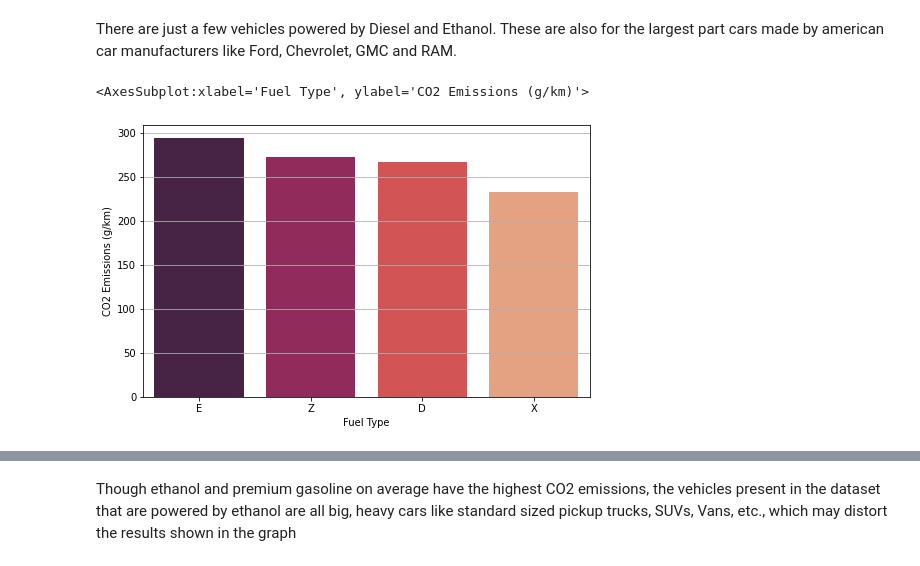
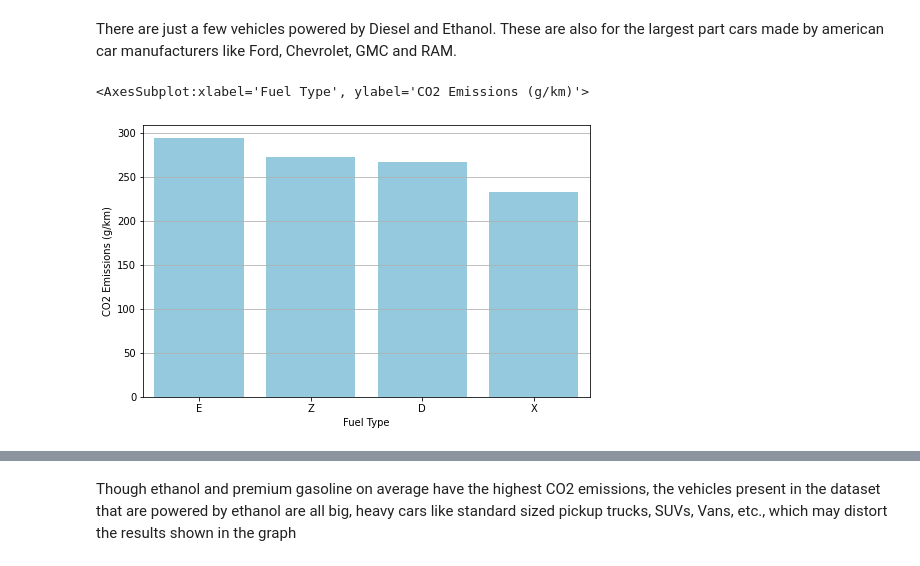
Before and after one commit to JohannesBeneke/EDA-Vehicle-Emissions, a Jupyter notebook: eda_emissions.ipynb, the cells around one changed output, grey strips where cells are left out. Drawn from its saved outputs; the diff is of its cells as text; code cells hidden in the pictures.

```diff
--- a/eda_emissions.ipynb
+++ b/eda_emissions.ipynb
@@ -351,11 +364,11 @@ There are just a few vehicles powered by Diesel and Ethanol. These are also for
 # %%
 fueltype_CO2 = df.groupby('Fuel Type').mean()['CO2 Emissions (g/km)'].reset_index(drop=False).sort_values(by='CO2 Emissions (g/km)', ascending=False)
 plt.figure(figsize=(8,5))
 plt.grid()
-sns.barplot(data=fueltype_CO2, x=fueltype_CO2['Fuel Type'], y=fueltype_CO2['CO2 Emissions (g/km)'], palette="rocket")
+sns.barplot(data=fueltype_CO2, x=fueltype_CO2['Fuel Type'], y=fueltype_CO2['CO2 Emissions (g/km)'], color='skyblue')
 # %% [output]
 <AxesSubplot:xlabel='Fuel Type', ylabel='CO2 Emissions (g/km)'>
-[figure, old version]
+[figure, new version]
 # %%
 df[df["Fuel Type"].str.contains("E")]['Vehicle Class'].value_counts()
 # %% [output]
```
Also changed, not shown: parts of 11 cells of this notebook, 1 other file.
